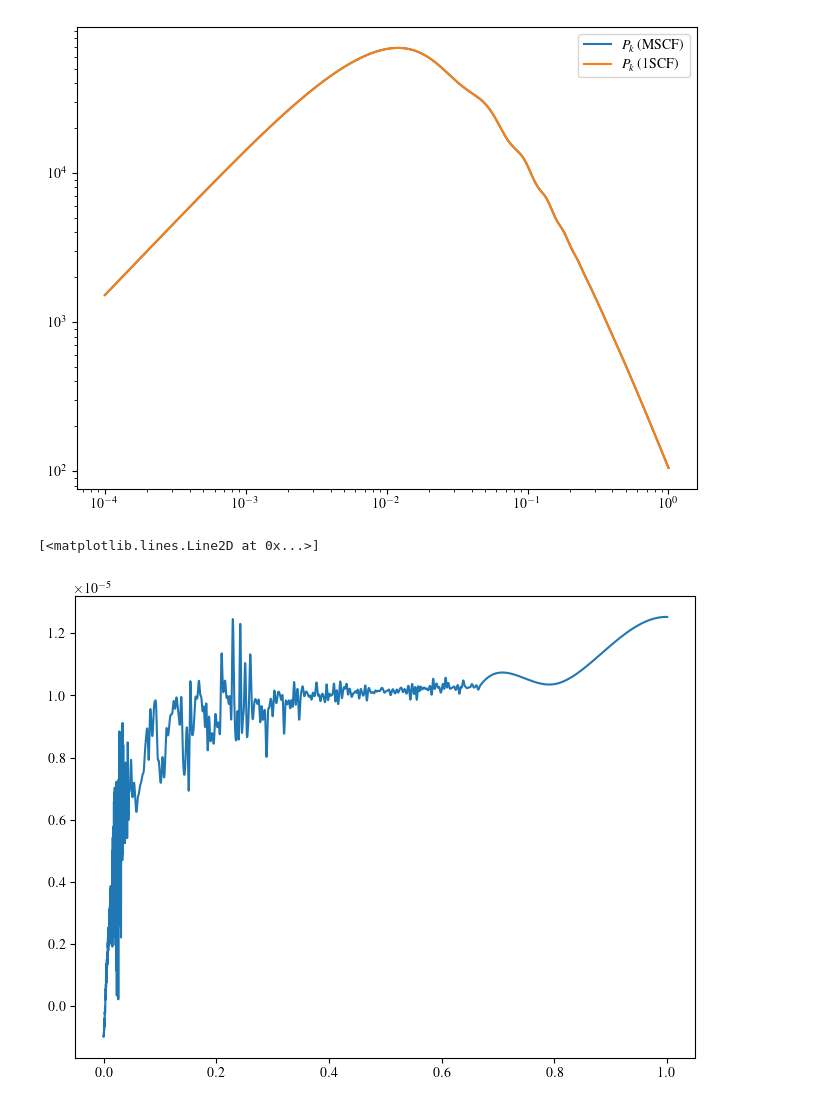
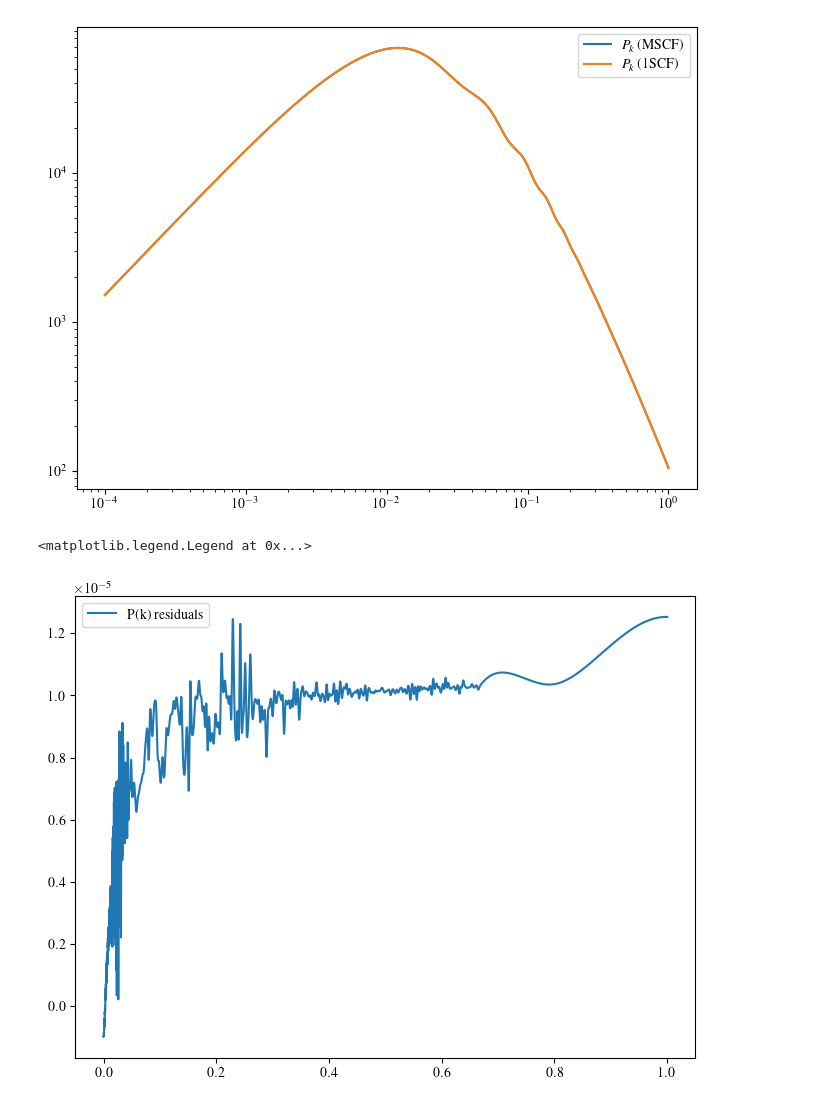
Before and after one commit to marcobeIIa/AxiCLASS, a Jupyter notebook: notebooks/mb_mEDE_1v1.ipynb, the cells around one changed output. Saved outputs shown, nothing was run; the diff lists cells and outputs as text; code cells hidden in the pictures.

```diff
--- a/notebooks/mb_mEDE_1v1.ipynb
+++ b/notebooks/mb_mEDE_1v1.ipynb
@@ -221,10 +224,12 @@ plt.legend()
 <matplotlib.legend.Legend at 0x...>
 [figure]
 # %%
-plt.plot(kk,(np.array(Pk_axion_m)-np.array(Pk_axion1))/np.array(Pk_axion1),label='residuals')
+plt.title('P(k) residuals, AxiCLASS vs m(=1)AxiCLASS, theory parameters')
+plt.plot(kk,(np.array(Pk_axion_m)-np.array(Pk_axion1))/np.array(Pk_axion1),label='P(k) residuals')
+plt.legend()
 # %% [output]
-[<matplotlib.lines.Line2D at 0x...>]
+<matplotlib.legend.Legend at 0x...>
-[figure, old version]
+[figure, new version]
 # %%
 # EDE1.empty()
 # EDEm.empty()
```
Also changed, not shown: parts of 2 cells of this notebook, 6 other files.
